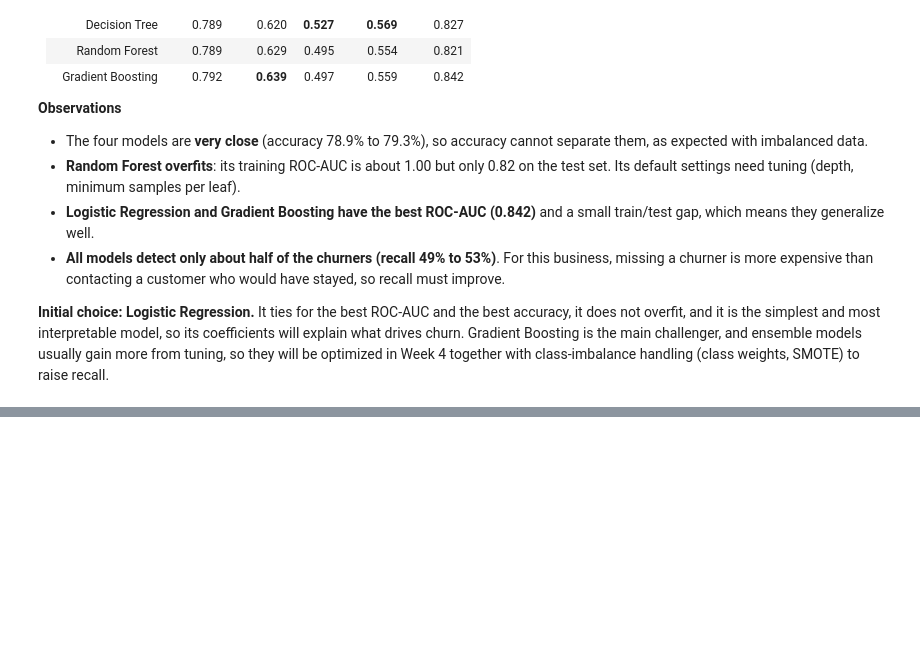
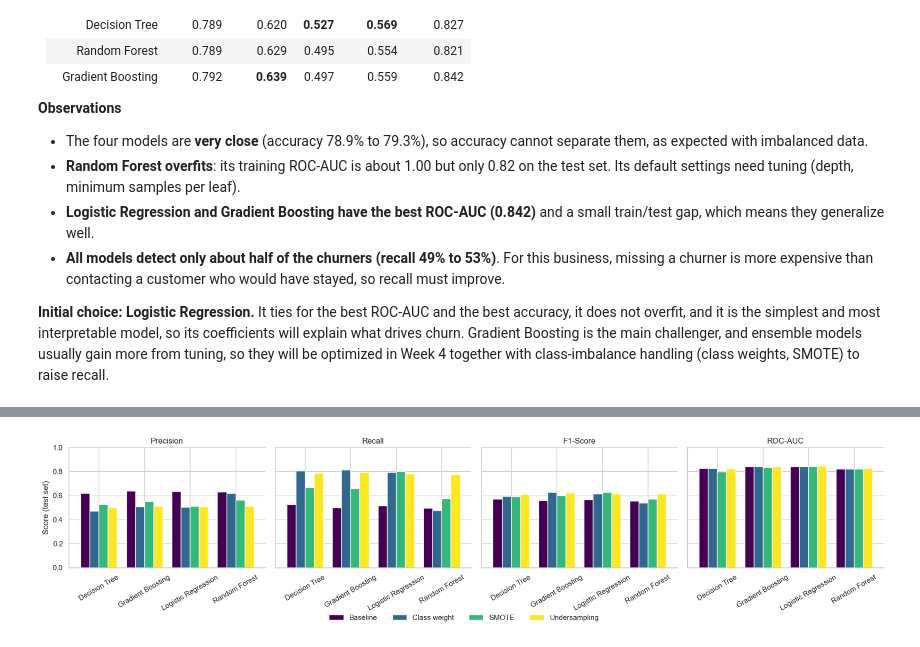
Before and after one commit to Da1vReyes/customer_churn_prediction, a Jupyter notebook: notebooks/customer_churn_analysis.ipynb, the cells around one changed output, grey strips where cells are left out. Cells and saved outputs as stored; diff of their text form; code cells hidden in the pictures; blank space fills up the shorter version.

Commit message:
notebook: imbalance, cross validation, tuning and final model sections

```diff
--- a/notebooks/customer_churn_analysis.ipynb
+++ b/notebooks/customer_churn_analysis.ipynb
@@ -817,0 +855,4 @@ _Next: Week 4, class imbalance, cross-validation and hyperparameter tuning._
+# %%
+experiments = run_strategies(X_train, y_train, X_test, y_test)
+strategy_results = strategy_table(experiments)
+strategy_results[["Precision", "Recall", "F1-Score", "ROC-AUC"]].round(3)
@@ -817,0 +897,6 @@ _Next: Week 4, class imbalance, cross-validation and hyperparameter tuning._
+# %%
+fig = plot_strategy_comparison(strategy_results)
+save_fig(fig, "imbalance_strategies.png")
+plt.show()
+# %% [output]
+[figure, added]
```
Also changed, not shown: parts of 27 cells of this notebook.
